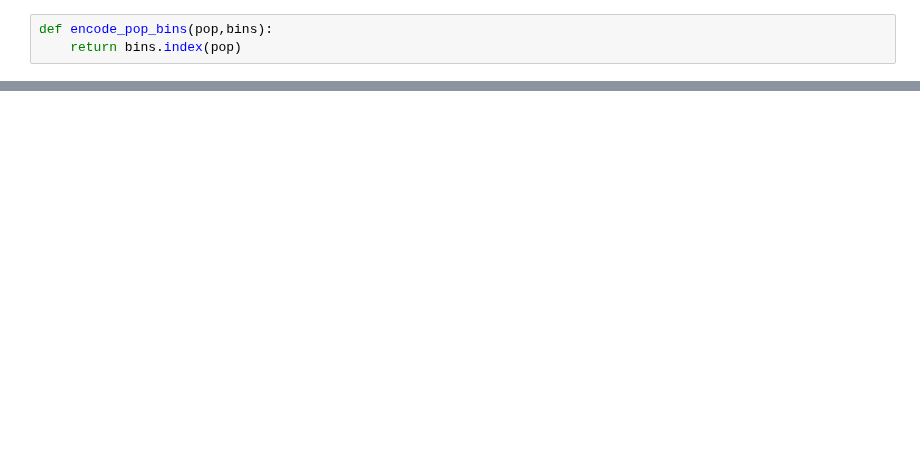
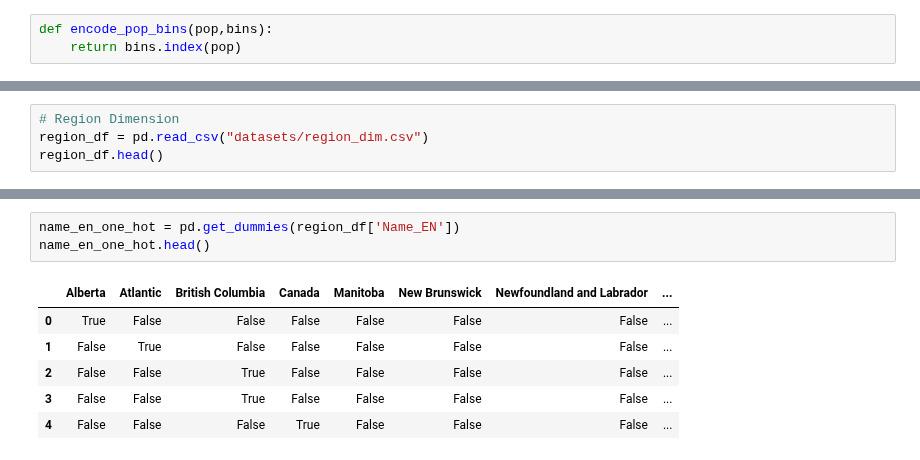
Before and after one commit to Daniel-Dumitrescu/csi4142-project, a Jupyter notebook: Data_Transformation.ipynb, the cells around one changed output, grey strips where cells are left out. Saved outputs shown, nothing was run; the diff lists cells and outputs as text; blank space fills up the shorter version.

```diff
--- a/Data_Transformation.ipynb
+++ b/Data_Transformation.ipynb
@@ -66,0 +123,4 @@ region_df.head()
+# %%
+# Region Dimension
+region_df = pd.read_csv("datasets/region_dim.csv")
+region_df.head()
@@ -66,0 +134,10 @@ region_df.head()
+# %%
+name_en_one_hot = pd.get_dummies(region_df['Name_EN'])
+name_en_one_hot.head()
+# %% [output]
+|  | Alberta | Atlantic | British Columbia | Canada | Manitoba | New Brunswick | Newfoundland and Labrador | ... |
+| 0 | True | False | False | False | False | False | False | ... |
+| 1 | False | True | False | False | False | False | False | ... |
+| 2 | False | False | True | False | False | False | False | ... |
+| 3 | False | False | True | False | False | False | False | ... |
+| 4 | False | False | False | True | False | False | False | ... |
```
Also changed, not shown: parts of 18 cells of this notebook, 1 other file.
